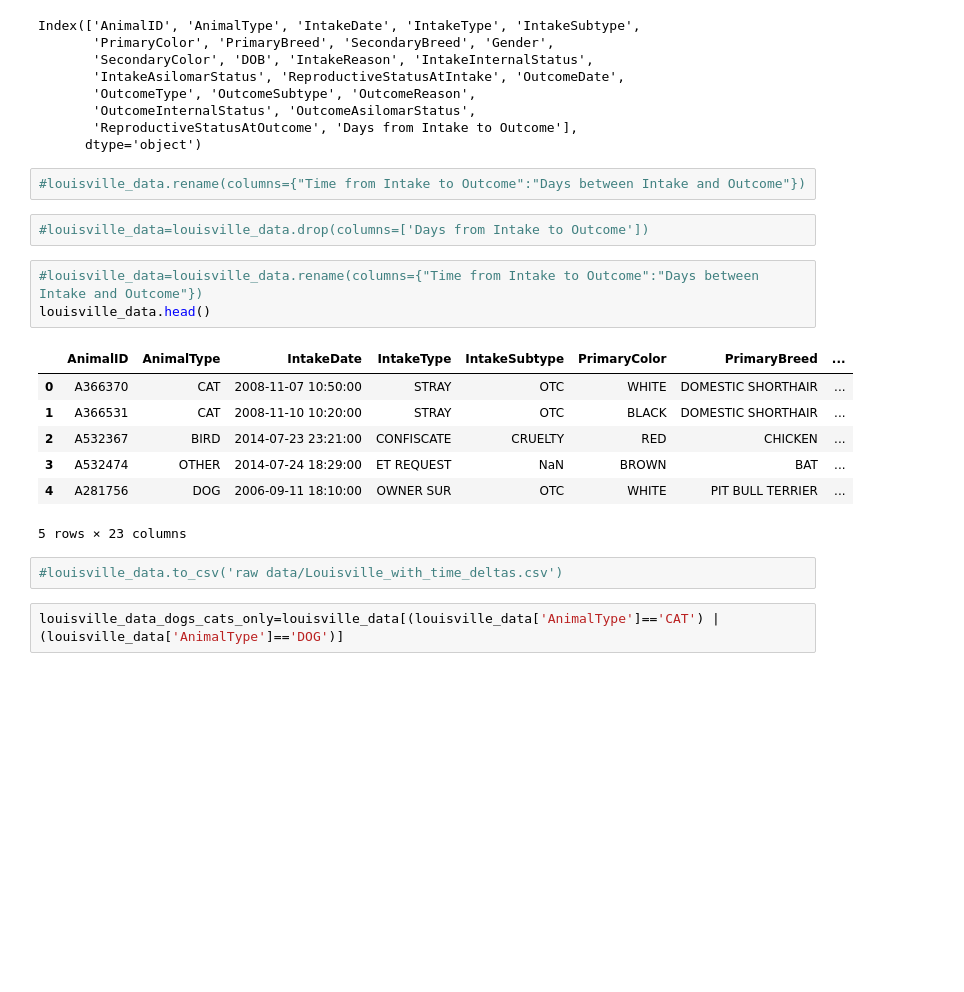
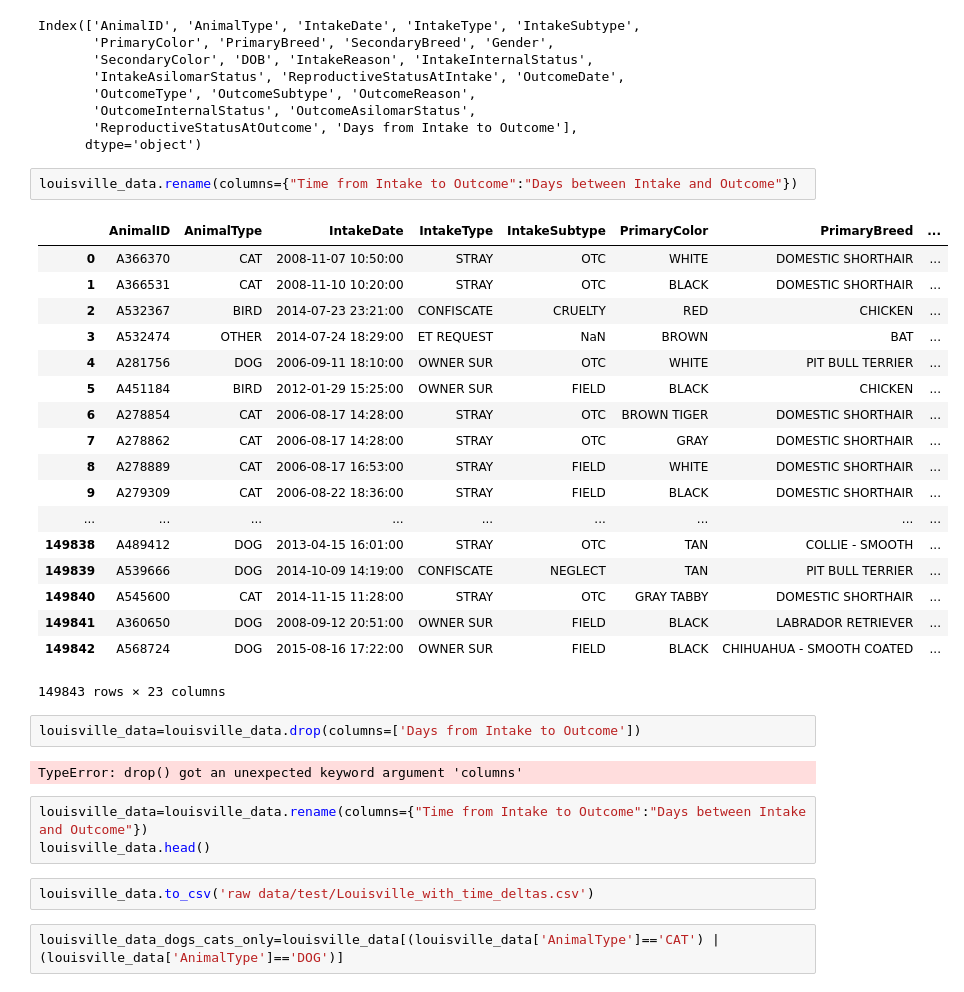
Before and after one commit to carlospisani10/Animal-Shelter-Analysis, a Jupyter notebook: Cleanup.ipynb, the cells around one changed output. Saved outputs shown, nothing was run; the diff lists cells and outputs as text; blank space fills up the shorter version.

```diff
--- a/Cleanup.ipynb
+++ b/Cleanup.ipynb
@@ -341,22 +341,35 @@ Index(['AnimalID', 'AnimalType', 'IntakeDate', 'IntakeType', 'IntakeSubtype',
        'ReproductiveStatusAtOutcome', 'Days from Intake to Outcome'],
       dtype='object')
 # %%
-#louisville_data.rename(columns={"Time from Intake to Outcome":"Days between Intake and Outcome"})
+louisville_data.rename(columns={"Time from Intake to Outcome":"Days between Intake and Outcome"})
+# %% [output]
+|  | AnimalID | AnimalType | IntakeDate | IntakeType | IntakeSubtype | PrimaryColor | PrimaryBreed | ... |
+| 0 | A366370 | CAT | 2008-11-07 10:50:00 | STRAY | OTC | WHITE | DOMESTIC SHORTHAIR | ... |
+| 1 | A366531 | CAT | 2008-11-10 10:20:00 | STRAY | OTC | BLACK | DOMESTIC SHORTHAIR | ... |
+| 2 | A532367 | BIRD | 2014-07-23 23:21:00 | CONFISCATE | CRUELTY | RED | CHICKEN | ... |
+| 3 | A532474 | OTHER | 2014-07-24 18:29:00 | ET REQUEST | NaN | BROWN | BAT | ... |
+| 4 | A281756 | DOG | 2006-09-11 18:10:00 | OWNER SUR | OTC | WHITE | PIT BULL TERRIER | ... |
+| 5 | A451184 | BIRD | 2012-01-29 15:25:00 | OWNER SUR | FIELD | BLACK | CHICKEN | ... |
+| 6 | A278854 | CAT | 2006-08-17 14:28:00 | STRAY | OTC | BROWN TIGER | DOMESTIC SHORTHAIR | ... |
+| 7 | A278862 | CAT | 2006-08-17 14:28:00 | STRAY | OTC | GRAY | DOMESTIC SHORTHAIR | ... |
+| 8 | A278889 | CAT | 2006-08-17 16:53:00 | STRAY | FIELD | WHITE | DOMESTIC SHORTHAIR | ... |
+| 9 | A279309 | CAT | 2006-08-22 18:36:00 | STRAY | FIELD | BLACK | DOMESTIC SHORTHAIR | ... |
+| ... | ... | ... | ... | ... | ... | ... | ... | ... |
+| 149838 | A489412 | DOG | 2013-04-15 16:01:00 | STRAY | OTC | TAN | COLLIE - SMOOTH | ... |
+| 149839 | A539666 | DOG | 2014-10-09 14:19:00 | CONFISCATE | NEGLECT | TAN | PIT BULL TERRIER | ... |
+| 149840 | A545600 | CAT | 2014-11-15 11:28:00 | STRAY | OTC | GRAY TABBY | DOMESTIC SHORTHAIR | ... |
+| 149841 | A360650 | DOG | 2008-09-12 20:51:00 | OWNER SUR | FIELD | BLACK | LABRADOR RETRIEVER | ... |
+| 149842 | A568724 | DOG | 2015-08-16 17:22:00 | OWNER SUR | FIELD | BLACK | CHIHUAHUA - SMOOTH COATED | ... |
+149843 rows × 23 columns
 # %%
-#louisville_data=louisville_data.drop(columns=['Days from Intake to Outcome'])
+louisville_data=louisville_data.drop(columns=['Days from Intake to Outcome'])
+# %% [output]
+TypeError: drop() got an unexpected keyword argument 'columns'
 # %%
-#louisville_data=louisville_data.rename(columns={"Time from Intake to Outcome":"Days between Intake and Outcome"})
+louisville_data=louisville_data.rename(columns={"Time from Intake to Outcome":"Days between Intake and Outcome"})
 louisville_data.head()
-# %% [output]
-|  | AnimalID | AnimalType | IntakeDate | IntakeType | IntakeSubtype | PrimaryColor | PrimaryBreed | ... |
-| 0 | A366370 | CAT | 2008-11-07 10:50:00 | STRAY | OTC | WHITE | DOMESTIC SHORTHAIR | ... |
-| 1 | A366531 | CAT | 2008-11-10 10:20:00 | STRAY | OTC | BLACK | DOMESTIC SHORTHAIR | ... |
-| 2 | A532367 | BIRD | 2014-07-23 23:21:00 | CONFISCATE | CRUELTY | RED | CHICKEN | ... |
-| 3 | A532474 | OTHER | 2014-07-24 18:29:00 | ET REQUEST | NaN | BROWN | BAT | ... |
-| 4 | A281756 | DOG | 2006-09-11 18:10:00 | OWNER SUR | OTC | WHITE | PIT BULL TERRIER | ... |
-5 rows × 23 columns
 # %%
-#louisville_data.to_csv('raw data/Louisville_with_time_deltas.csv')
+louisville_data.to_csv('raw data/test/Louisville_with_time_deltas.csv')
 # %%
 louisville_data_dogs_cats_only=louisville_data[(louisville_data['AnimalType']=='CAT') | (louisville_data['AnimalType']=='DOG')]
 # %%
```
Also changed, not shown: parts of 29 cells of this notebook, 11 other files.
